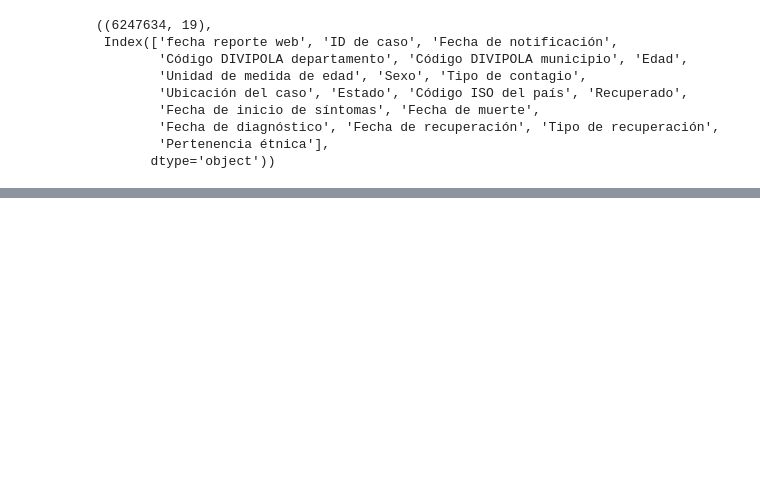
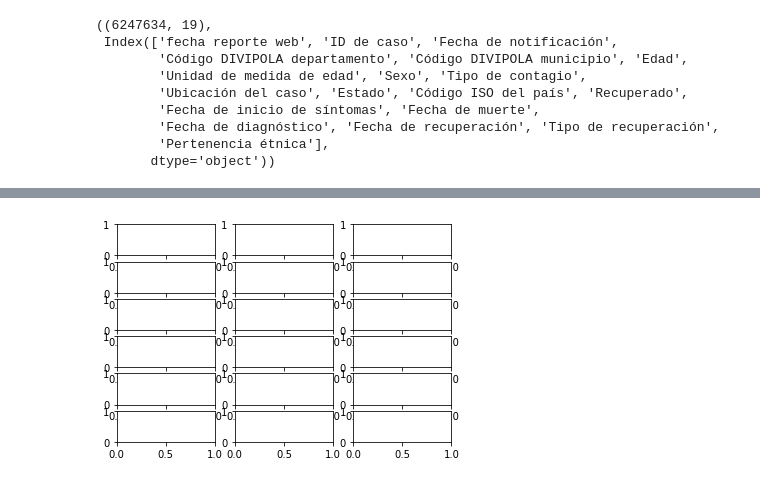
Before and after one commit to edangomez/INS-COVID19, a Jupyter notebook: pipeline.ipynb, the cells around one changed output, grey strips where cells are left out. Drawn from its saved outputs; the diff is of its cells as text; code cells hidden in the pictures; blank space fills up the shorter version.

```diff
--- a/pipeline.ipynb
+++ b/pipeline.ipynb
@@ -339,0 +365,8 @@ Index(['fecha reporte web', 'ID de caso', 'Fecha de notificación',
+# %%
+# plt.hist(df.Edad, bins = 30)
+fig, axs = plt.subplots(6, 3)
+axs[0,1] = plt.hist(df.Sexo)
+axs[0,2] = plt.hist(df.Sexo)
+plt.show()
+# %% [output]
+[figure, added]
```
Also changed, not shown: parts of 30 cells of this notebook.
